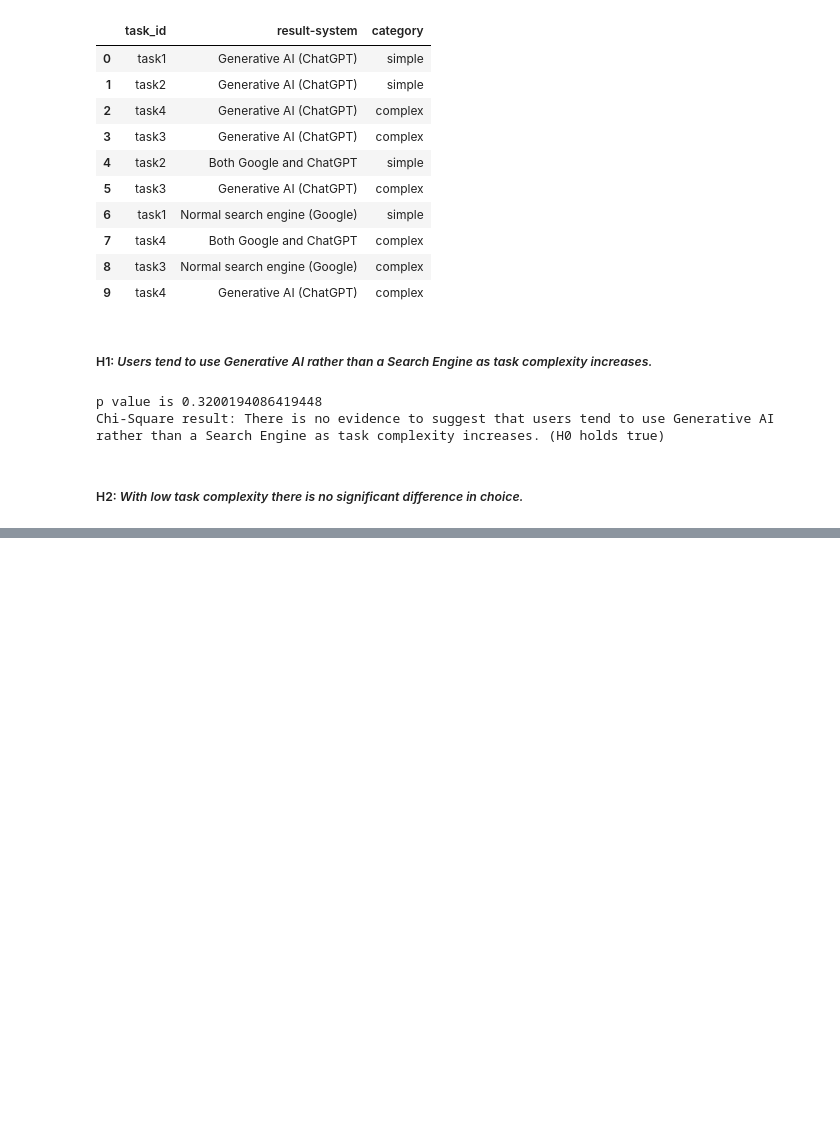
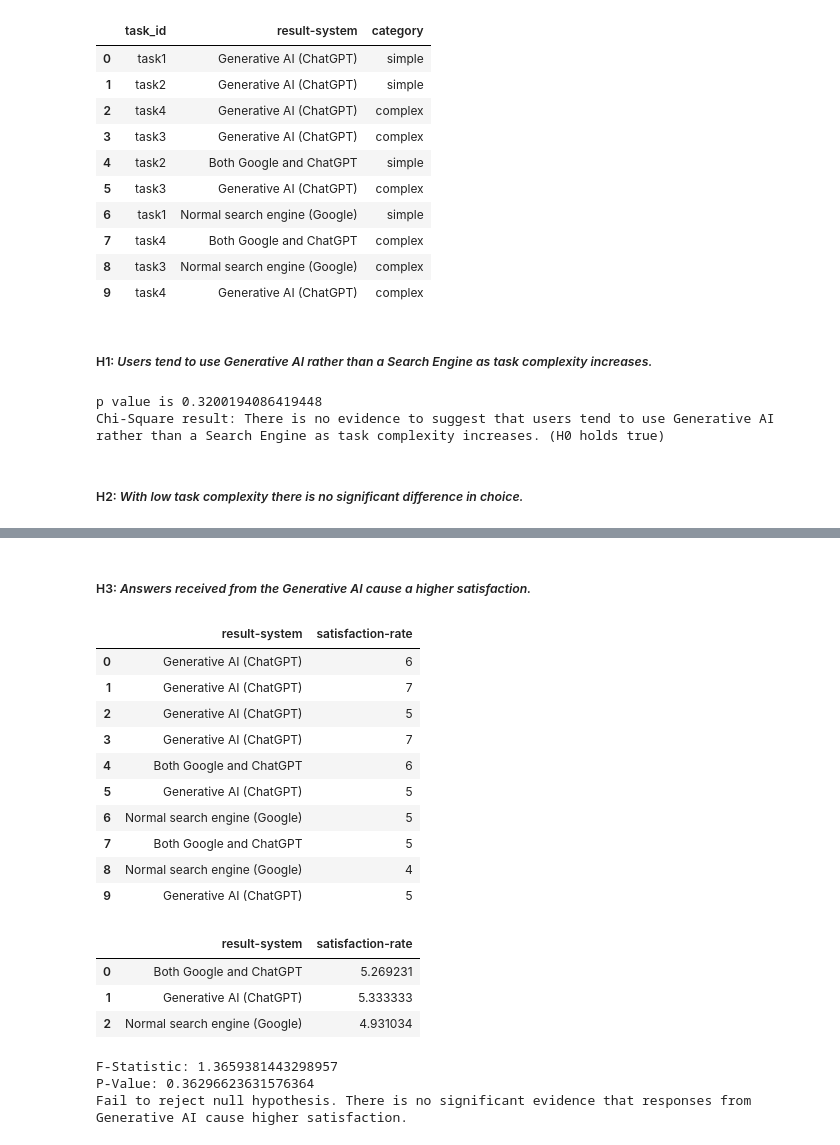
Before and after one commit to nguyetha79/FIRSURVEY-Data-Analysis, a Jupyter notebook: results.ipynb, the cells around one changed output, grey strips where cells are left out. Saved outputs shown, nothing was run; the diff lists cells and outputs as text; code cells hidden in the pictures; blank space fills up the shorter version.

```diff
--- a/results.ipynb
+++ b/results.ipynb
@@ -1081,0 +1063,17 @@ TypeError: unsupported operand type(s) for /: 'str' and 'int'
+# %% [markdown]
+##### H3: *Answers received from the Generative AI cause a higher satisfaction.*
+# %%
+satisfaction_df = new_posttasks_df[[ 'result-system', 'satisfaction-rate']]
+satisfaction_df.head(10)
+# %% [output]
+|  | result-system | satisfaction-rate |
+| 0 | Generative AI (ChatGPT) | 6 |
+| 1 | Generative AI (ChatGPT) | 7 |
+| 2 | Generative AI (ChatGPT) | 5 |
+| 3 | Generative AI (ChatGPT) | 7 |
+| 4 | Both Google and ChatGPT | 6 |
+| 5 | Generative AI (ChatGPT) | 5 |
+| 6 | Normal search engine (Google) | 5 |
+| 7 | Both Google and ChatGPT | 5 |
+| 8 | Normal search engine (Google) | 4 |
+| 9 | Generative AI (ChatGPT) | 5 |
@@ -1081,0 +1091,8 @@ TypeError: unsupported operand type(s) for /: 'str' and 'int'
+# %%
+mean_satisfaction_df = satisfaction_df.groupby(['result-system']).mean().reset_index()
+mean_satisfaction_df
+# %% [output]
+|  | result-system | satisfaction-rate |
+| 0 | Both Google and ChatGPT | 5.269231 |
+| 1 | Generative AI (ChatGPT) | 5.333333 |
+| 2 | Normal search engine (Google) | 4.931034 |
@@ -1081,0 +1101,20 @@ TypeError: unsupported operand type(s) for /: 'str' and 'int'
+# %%
+# Extracting satisfaction rates for ChatGPT and Google
+AI_rates = [mean_satisfaction_dict["Both Google and ChatGPT"], mean_satisfaction_dict["Generative AI (ChatGPT)"]]
+SE_rates = [mean_satisfaction_dict["Both Google and ChatGPT"], mean_satisfaction_dict["Normal search engine (Google)"]]
+
+# Performing ANOVA test
+f_statistic, p_value = f_oneway(AI_rates, SE_rates)
+
+print("F-Statistic:", f_statistic)
+print("P-Value:", p_value)
+
+alpha = 0.05
+if p_value < alpha:
+    print("Reject null hypothesis. There is significant evidence that responses from Generative AI cause higher satisfaction.")
+else:
+    print("Fail to reject null hypothesis. There is no significant evidence that responses from Generative AI cause higher satisfaction.")
+# %% [output]
+F-Statistic: 1.3659381443298957
+P-Value: 0.36296623631576364
+Fail to reject null hypothesis. There is no significant evidence that responses from Generative AI cause higher satisfaction.
```
Also changed, not shown: parts of 4 cells of this notebook.
